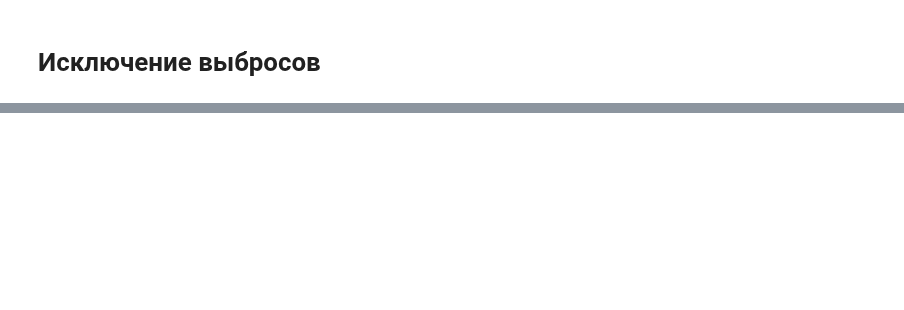
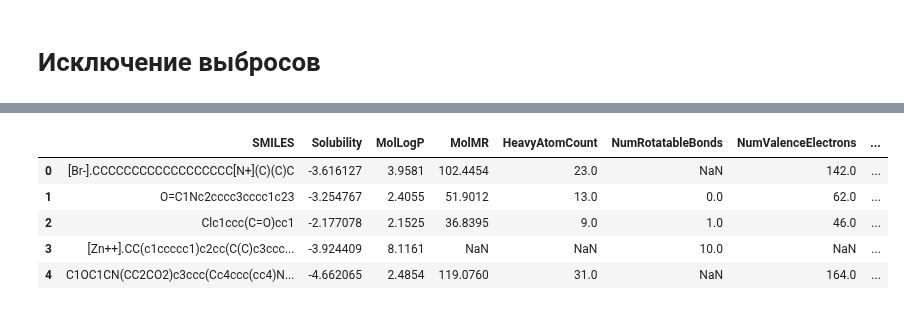
Before and after one commit to dobrotvorn/DataCon23, a Jupyter notebook: Mini_task3.ipynb, the cells around one changed output, grey strips where cells are left out. Cells and saved outputs as stored; diff of their text form; code cells hidden in the pictures; blank space fills up the shorter version.

```diff
--- a/Mini_task3.ipynb
+++ b/Mini_task3.ipynb
@@ -161,8 +255,10 @@ fdb
 # %%
-def get_molmr(smiles):
+# Заполнение колонки MolLogP из rdkit
+def get_mollogp(smiles):
   new_mol=Chem.MolFromSmiles(smiles)
   a = Chem.Crippen.MolLogP(new_mol)
   return a
 
-fdb['MolLogP'] = fdb['SMILES'].apply(get_molmr)
+fdb['MolLogP'] = fdb['SMILES'].apply(get_mollogp)
 fdb.head()
+# %% [output]
@@ -169 +282,7 @@ fdb.head()
+|  | SMILES | Solubility | MolLogP | MolMR | HeavyAtomCount | NumRotatableBonds | NumValenceElectrons | ... |
+| 0 | [Br-].CCCCCCCCCCCCCCCCCC[N+](C)(C)C | -3.616127 | 3.9581 | 102.4454 | 23.0 | NaN | 142.0 | ... |
+| 1 | O=C1Nc2cccc3cccc1c23 | -3.254767 | 2.4055 | 51.9012 | 13.0 | 0.0 | 62.0 | ... |
+| 2 | Clc1ccc(C=O)cc1 | -2.177078 | 2.1525 | 36.8395 | 9.0 | 1.0 | 46.0 | ... |
+| 3 | [Zn++].CC(c1ccccc1)c2cc(C(C)c3ccc... | -3.924409 | 8.1161 | NaN | NaN | 10.0 | NaN | ... |
+| 4 | C1OC1CN(CC2CO2)c3ccc(Cc4ccc(cc4)N... | -4.662065 | 2.4854 | 119.0760 | 31.0 | NaN | 164.0 | ... |
 # %%
```
Also changed, not shown: parts of 19 cells of this notebook.
